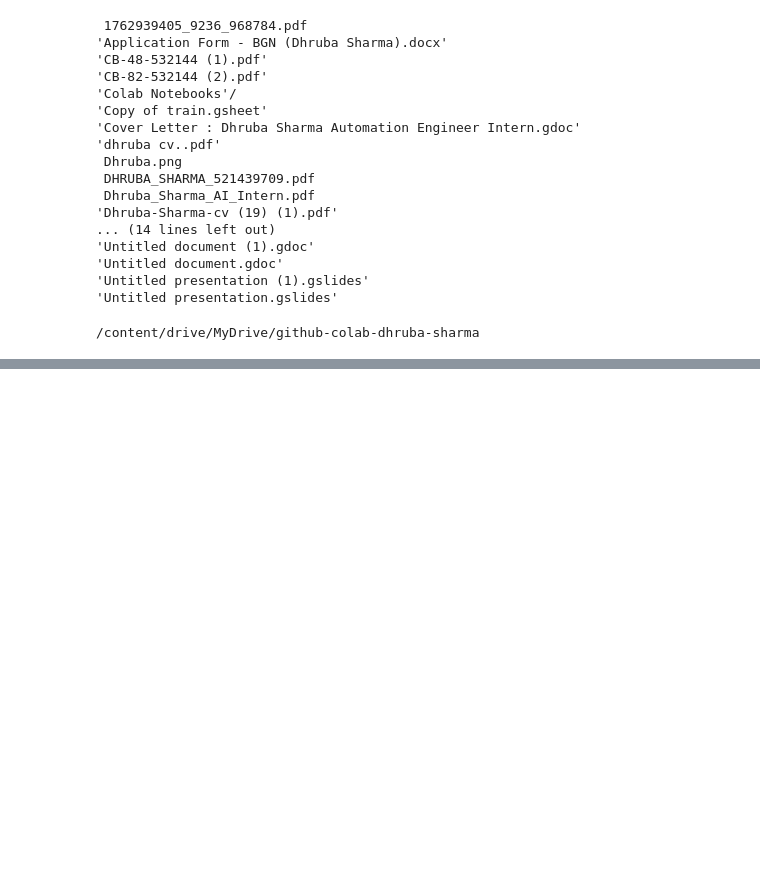
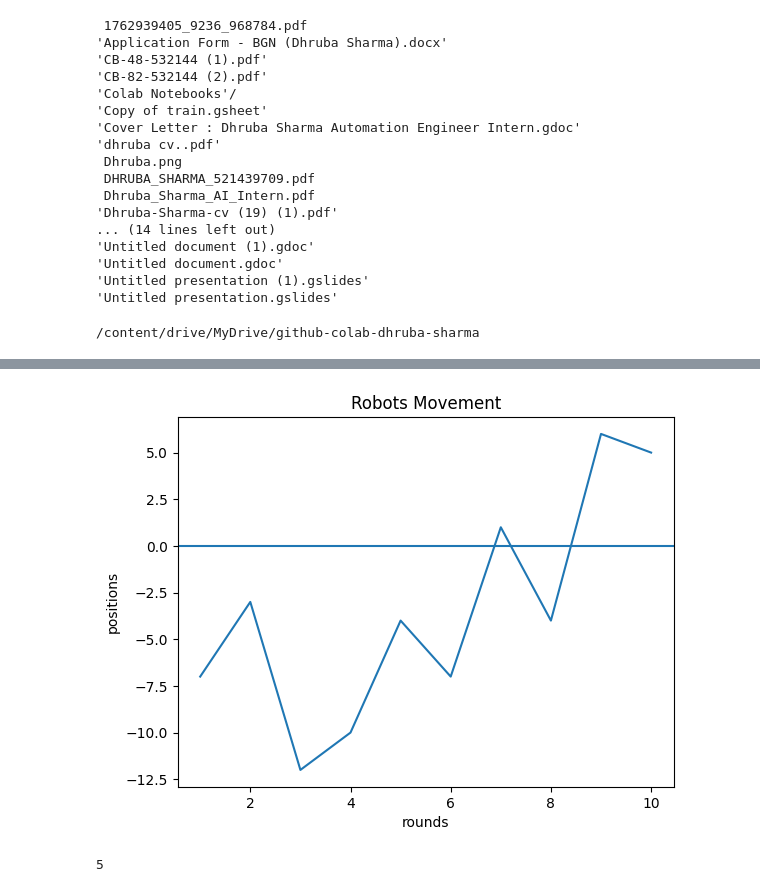
Before and after one commit to dhruba0529/github-colab-dhruba-sharma, a Jupyter notebook: google_colab_dhruba_sharma.ipynb, the cells around one changed output, grey strips where cells are left out. Cells and saved outputs as stored; diff of their text form; code cells hidden in the pictures; blank space fills up the shorter version.

```diff
--- a/google_colab_dhruba_sharma.ipynb
+++ b/google_colab_dhruba_sharma.ipynb
@@ -35,0 +68,8 @@ print(os.getcwd())
+# %%
+import pandas as pd
+
+data = pd.read_csv("robot_mission.csv")
+numbers = data["number"].tolist()
+rounds = data["round"].tolist()
+print(numbers)
+print(rounds)
@@ -35,0 +79,11 @@ print(os.getcwd())
+# %%
+total = 0
+positions = []
+for i in range(len(numbers)):
+  if numbers[i] % 2 == 0:
+    total += numbers[i]
+
+  else:
+    total -= numbers[i]
+  positions.append(total)
+  print(numbers[i],total)
@@ -35,0 +101,14 @@ print(os.getcwd())
+# %%
+import matplotlib.pyplot as plt
+plt.plot(rounds,positions)
+plt.xlabel("rounds")
+plt.ylabel("positions")
+plt.axhline()
+plt.title("Robots Movement")
+plt.show()
+# %% [output]
+[figure, added]
+# %%
+print(total)
+# %% [output]
+5
```
Also changed, not shown: parts of 19 cells of this notebook.
